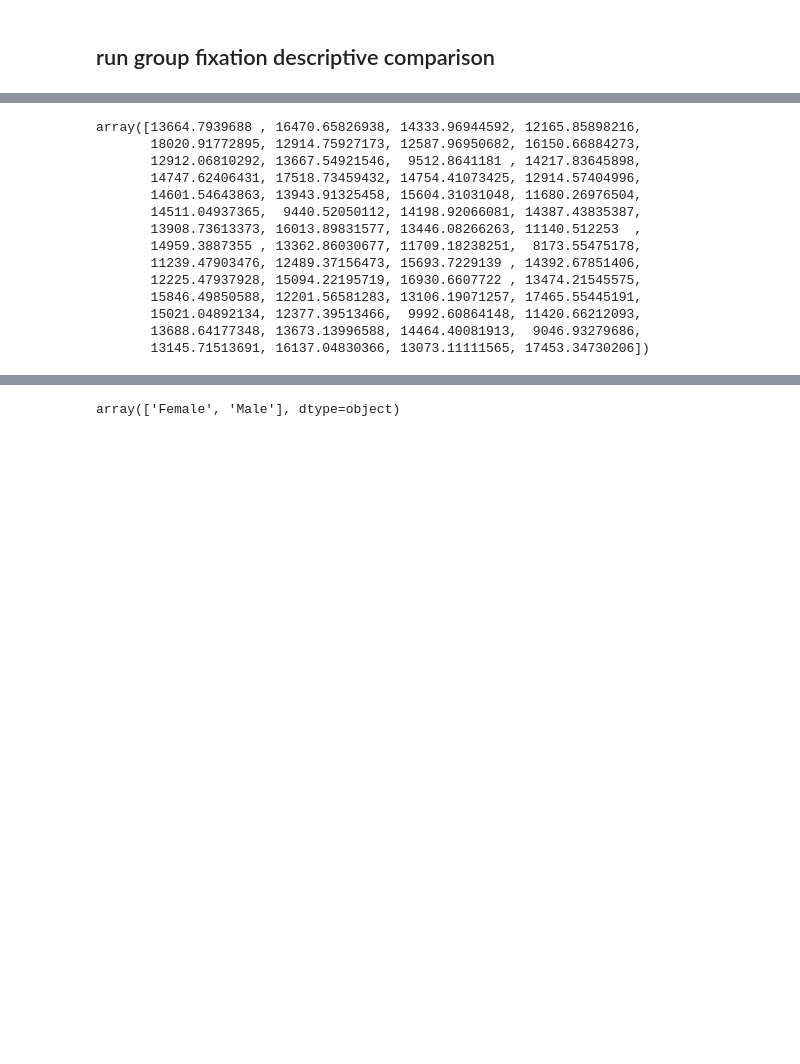
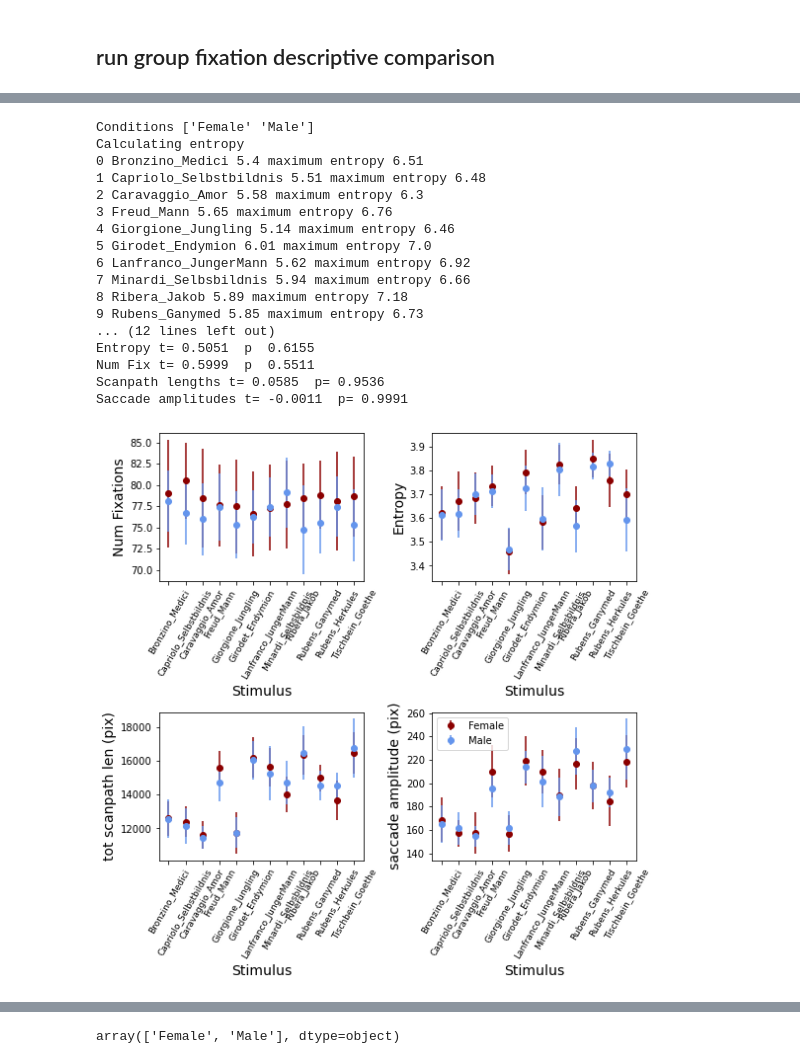
Before and after one commit to jozsarato/PyEyeSim, a Jupyter notebook: Notebooks/TestNotebook.ipynb, the cells around one changed output, grey strips where cells are left out. Drawn from its saved outputs; the diff is of its cells as text; code cells hidden in the pictures; blank space fills up the shorter version.

```diff
--- a/Notebooks/TestNotebook.ipynb
+++ b/Notebooks/TestNotebook.ipynb
@@ -141,19 +247,23 @@ Saccade amplitudes t= 0.508  p  0.6135
 [figure]
 # %%
-np.nanmean(MyDat.len_scanpath,1)
+MyDatMale.CompareGroupsFix('PartGend')
 # %% [output]
-array([13664.7939688 , 16470.65826938, 14333.96944592, 12165.85898216,
-       18020.91772895, 12914.75927173, 12587.96950682, 16150.66884273,
-       12912.06810292, 13667.54921546,  9512.8641181 , 14217.83645898,
-       14747.62406431, 17518.73459432, 14754.41073425, 12914.57404996,
-       14601.54643863, 13943.91325458, 15604.31031048, 11680.26976504,
-       14511.04937365,  9440.52050112, 14198.92066081, 14387.43835387,
-       13908.73613373, 16013.89831577, 13446.08266263, 11140.512253  ,
-       14959.3887355 , 13362.86030677, 11709.18238251,  8173.55475178,
-       11239.47903476, 12489.37156473, 15693.7229139 , 14392.67851406,
-       12225.47937928, 15094.22195719, 16930.6607722 , 13474.21545575,
-       15846.49850588, 12201.56581283, 13106.19071257, 17465.55445191,
-       15021.04892134, 12377.39513466,  9992.60864148, 11420.66212093,
-       13688.64177348, 13673.13996588, 14464.40081913,  9046.93279686,
-       13145.71513691, 16137.04830366, 13073.11111565, 17453.34730206])
+Conditions ['Female' 'Male']
+Calculating entropy
+0 Bronzino_Medici 5.4 maximum entropy 6.51
+1 Capriolo_Selbstbildnis 5.51 maximum entropy 6.48
+2 Caravaggio_Amor 5.58 maximum entropy 6.3
+3 Freud_Mann 5.65 maximum entropy 6.76
+4 Giorgione_Jungling 5.14 maximum entropy 6.46
+5 Girodet_Endymion 6.01 maximum entropy 7.0
+6 Lanfranco_JungerMann 5.62 maximum entropy 6.92
+7 Minardi_Selbsbildnis 5.94 maximum entropy 6.66
+8 Ribera_Jakob 5.89 maximum entropy 7.18
+9 Rubens_Ganymed 5.85 maximum entropy 6.73
+... (12 lines left out)
+Entropy t= 0.5051  p  0.6155
+Num Fix t= 0.5999  p  0.5511
+Scanpath lengths t= 0.0585  p= 0.9536
+Saccade amplitudes t= -0.0011  p= 0.9991
+[figure, added]
 # %%
```
Also changed, not shown: parts of 7 cells of this notebook, 1 other file.
